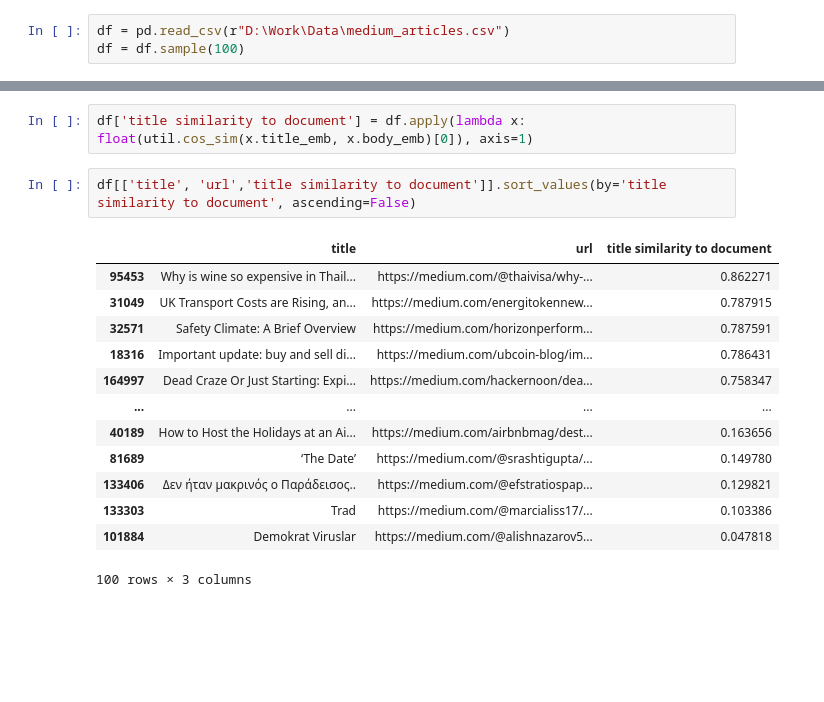
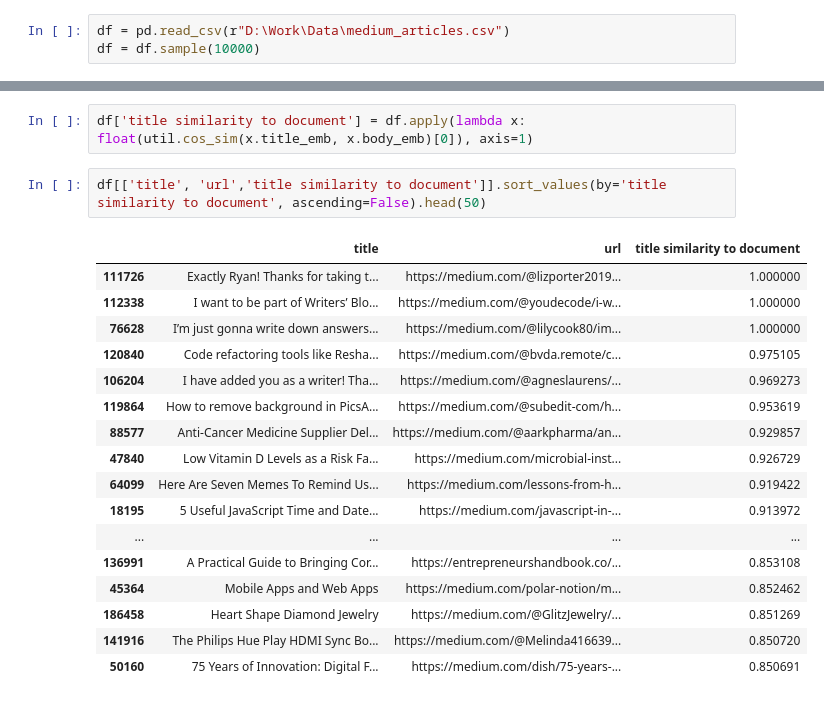
Before and after one commit to DecafSunrise/Hollandaise, a Jupyter notebook: Embeddings/How similar are document titles to bodies.ipynb, the cells around one changed output, grey strips where cells are left out. Cells and saved outputs as stored; diff of their text form; blank space fills up the shorter version.

```diff
--- a/Embeddings/How similar are document titles to bodies.ipynb
+++ b/Embeddings/How similar are document titles to bodies.ipynb
@@ -48,7 +55,7 @@ tensor([0.4838])
 ## Cool, let's apply it to a full dataset
 # %%
 df = pd.read_csv(r"D:\Work\Data\medium_articles.csv")
-df = df.sample(100)
+df = df.sample(10000)
 # %%
 df['title_emb'] = df['title'].progress_apply(embed_things)
 # %%
@@ -56,18 +63,22 @@ df['body_emb'] = df['text'].progress_apply(embed_things)
 # %%
 df['title similarity to document'] = df.apply(lambda x: float(util.cos_sim(x.title_emb, x.body_emb)[0]), axis=1)
 # %%
-df[['title', 'url','title similarity to document']].sort_values(by='title similarity to document', ascending=False)
+df[['title', 'url','title similarity to document']].sort_values(by='title similarity to document', ascending=False).head(50)
 # %% [output]
 |  | title | url | title similarity to document |
-| 95453 | Why is wine so expensive in Thail... | https://medium.com/@thaivisa/why-... | 0.862271 |
-| 31049 | UK Transport Costs are Rising, an... | https://medium.com/energitokennew... | 0.787915 |
-| 32571 | Safety Climate: A Brief Overview | https://medium.com/horizonperform... | 0.787591 |
-| 18316 | Important update: buy and sell di... | https://medium.com/ubcoin-blog/im... | 0.786431 |
-| 164997 | Dead Craze Or Just Starting: Expi... | https://medium.com/hackernoon/dea... | 0.758347 |
+| 111726 | Exactly Ryan! Thanks for taking t... | https://medium.com/@lizporter2019... | 1.000000 |
+| 112338 | I want to be part of Writers’ Blo... | https://medium.com/@youdecode/i-w... | 1.000000 |
+| 76628 | I’m just gonna write down answers... | https://medium.com/@lilycook80/im... | 1.000000 |
+| 120840 | Code refactoring tools like Resha... | https://medium.com/@bvda.remote/c... | 0.975105 |
+| 106204 | I have added you as a writer! Tha... | https://medium.com/@agneslaurens/... | 0.969273 |
+| 119864 | How to remove background in PicsA... | https://medium.com/@subedit-com/h... | 0.953619 |
+| 88577 | Anti-Cancer Medicine Supplier Del... | https://medium.com/@aarkpharma/an... | 0.929857 |
+| 47840 | Low Vitamin D Levels as a Risk Fa... | https://medium.com/microbial-inst... | 0.926729 |
+| 64099 | Here Are Seven Memes To Remind Us... | https://medium.com/lessons-from-h... | 0.919422 |
+| 18195 | 5 Useful JavaScript Time and Date... | https://medium.com/javascript-in-... | 0.913972 |
 | ... | ... | ... | ... |
-| 40189 | How to Host the Holidays at an Ai... | https://medium.com/airbnbmag/dest... | 0.163656 |
-| 81689 | ‘The Date’ | https://medium.com/@srashtigupta/... | 0.149780 |
-| 133406 | Δεν ήταν μακρινός ο Παράδεισος.. | https://medium.com/@efstratiospap... | 0.129821 |
-| 133303 | Trad | https://medium.com/@marcialiss17/... | 0.103386 |
-| 101884 | Demokrat Viruslar | https://medium.com/@alishnazarov5... | 0.047818 |
+| 136991 | A Practical Guide to Bringing Cor... | https://entrepreneurshandbook.co/... | 0.853108 |
+| 45364 | Mobile Apps and Web Apps | https://medium.com/polar-notion/m... | 0.852462 |
+| 186458 | Heart Shape Diamond Jewelry | https://medium.com/@GlitzJewelry/... | 0.851269 |
+| 141916 | The Philips Hue Play HDMI Sync Bo... | https://medium.com/@Melinda416639... | 0.850720 |
+| 50160 | 75 Years of Innovation: Digital F... | https://medium.com/dish/75-years-... | 0.850691 |
-100 rows × 3 columns
```
Also changed, not shown: parts of 1 cell of this notebook.
